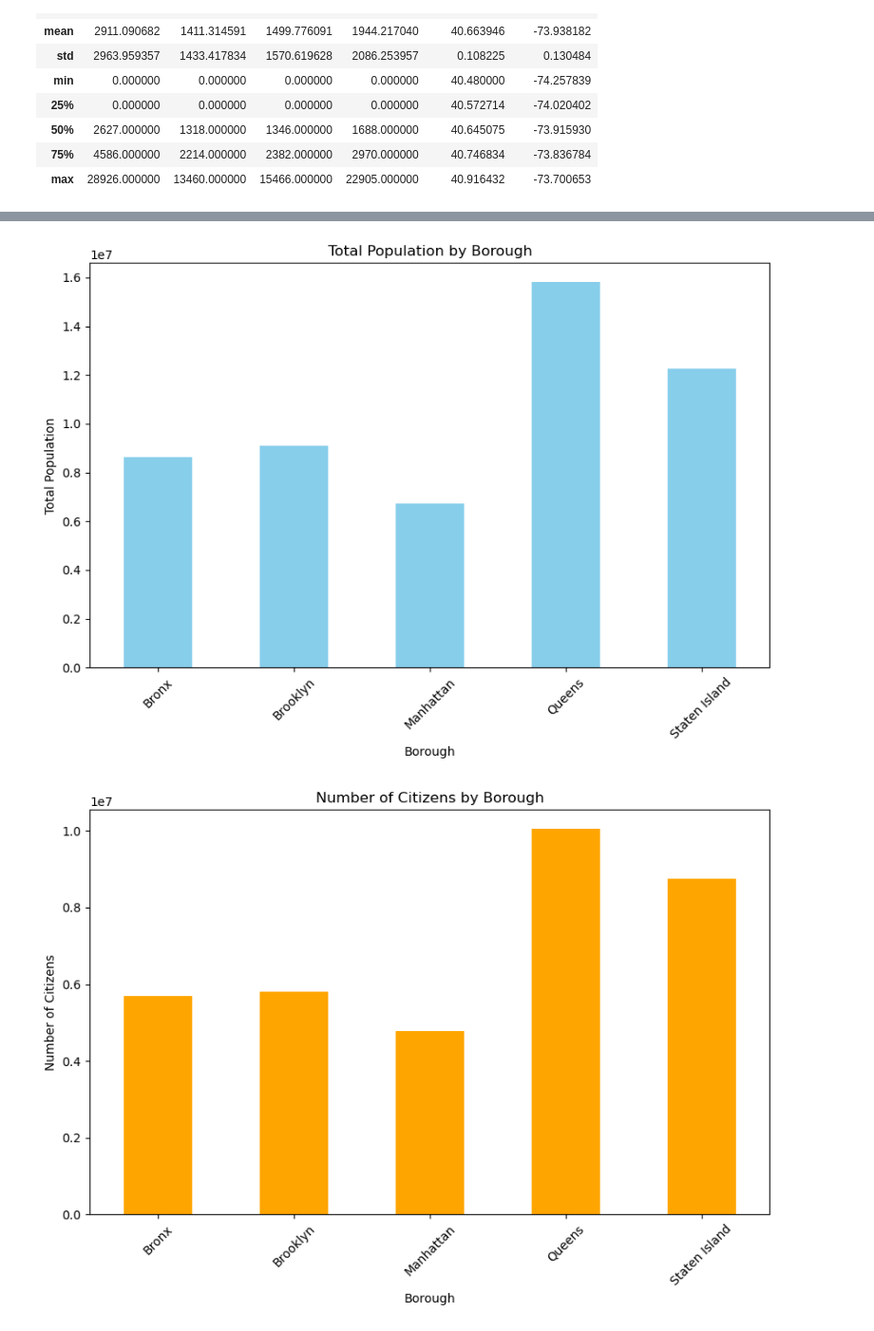
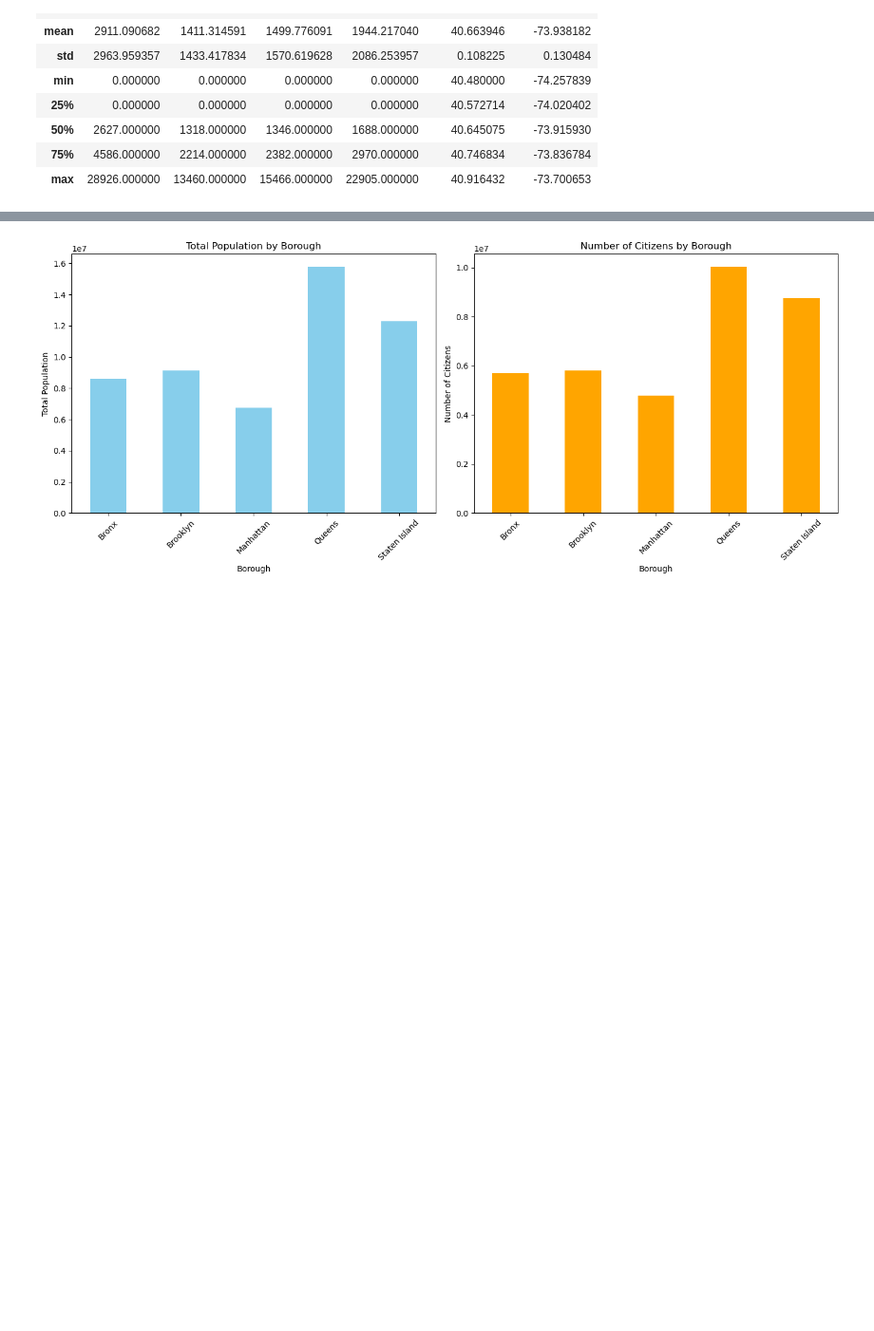
Before and after one commit to rudedoc/data-analytics, a Jupyter notebook: scripts/5 - NYC Census Data Exploration.ipynb, the cells around one changed output, grey strips where cells are left out. Shown at 95% size. Cells and saved outputs as stored; diff of their text form; code cells hidden in the pictures; blank space fills up the shorter version.

```diff
--- a/scripts/5 - NYC Census Data Exploration.ipynb
+++ b/scripts/5 - NYC Census Data Exploration.ipynb
@@ -100,30 +101,31 @@ plt.show()
 # %%
 import pandas as pd
 import matplotlib.pyplot as plt
 
 # Group by Borough and sum the relevant columns
 borough_summary = initial_df.groupby('Borough').sum()
 
-# Plot Total Population by Borough
-plt.figure(figsize=(10, 6))
-borough_summary['TotalPop'].plot(kind='bar', color='skyblue')
-plt.title('Total Population by Borough')
-plt.xlabel('Borough')
-plt.ylabel('Total Population')
-plt.xticks(rotation=45)
+# Create a figure with two subplots, side by side
+fig, ax = plt.subplots(1, 2, figsize=(14, 6))
+
+# Plot Total Population by Borough on the first subplot
+borough_summary['TotalPop'].plot(kind='bar', color='skyblue', ax=ax[0])
+ax[0].set_title('Total Population by Borough')
+ax[0].set_xlabel('Borough')
+ax[0].set_ylabel('Total Population')
+ax[0].set_xticklabels(borough_summary.index, rotation=45)
+
+# Plot Number of Citizens by Borough on the second subplot
+borough_summary['Citizen'].plot(kind='bar', color='orange', ax=ax[1])
+ax[1].set_title('Number of Citizens by Borough')
+ax[1].set_xlabel('Borough')
+ax[1].set_ylabel('Number of Citizens')
+ax[1].set_xticklabels(borough_summary.index, rotation=45)
+
+# Adjust layout to prevent overlap
+plt.tight_layout()
+
+# Show the plots
 plt.show()
-
-# Plot Number of Men by Borough
-plt.figure(figsize=(10, 6))
-borough_summary['Citizen'].plot(kind='bar', color='orange')
-plt.title('Number of Citizens by Borough')
-plt.xlabel('Borough')
-plt.ylabel('Number of Citizens')
-plt.xticks(rotation=45)
-plt.show()
-
-
-# Add more bar charts for other metrics as needed
 # %% [output]
-[figure, old version]
+[figure, new version]
-[figure, removed]
```
Also changed, not shown: parts of 1 cell of this notebook, 6 other files.
